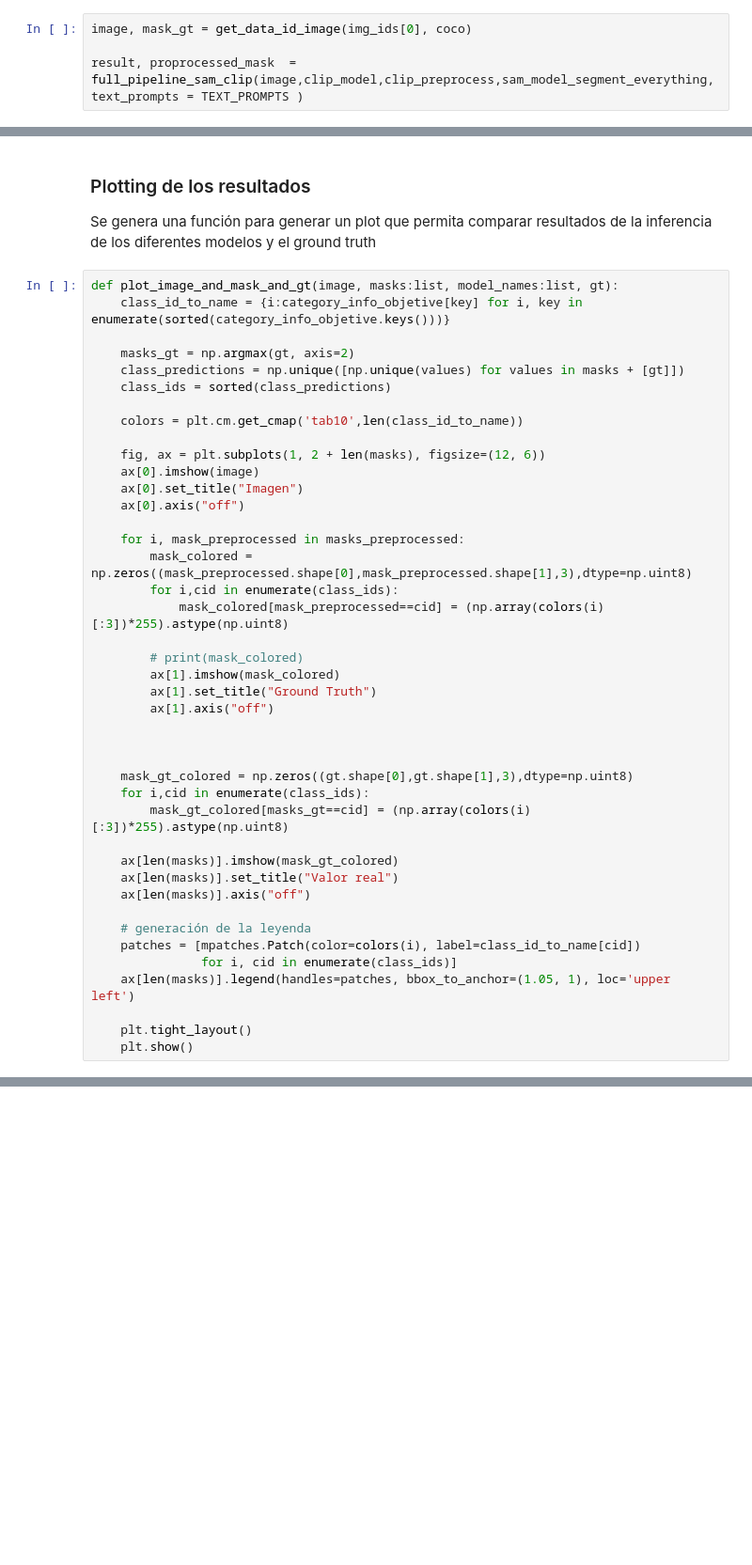
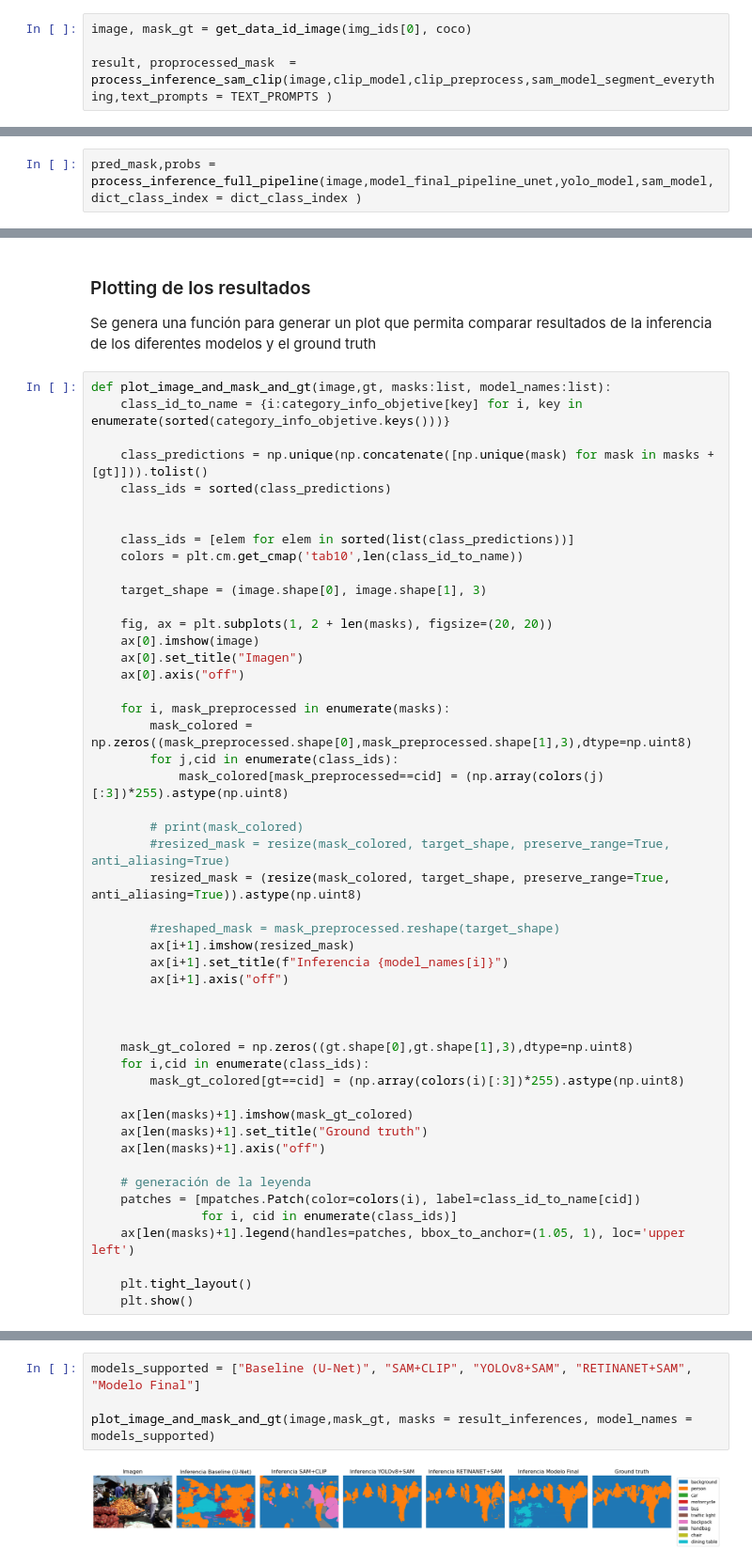
Before and after one commit to rucasca/TFM, a Jupyter notebook: src/results_evaluation.ipynb, the cells around one changed output, grey strips where cells are left out. Shown at 94% size. Drawn from its saved outputs; the diff is of its cells as text; blank space fills up the shorter version.

```diff
--- a/src/results_evaluation.ipynb
+++ b/src/results_evaluation.ipynb
@@ -493,7 +528,7 @@ def full_pipeline_sam_clip(image,clip_model,clip_preprocess,sam_model_segment_ev
 # %%
 image, mask_gt = get_data_id_image(img_ids[0], coco)
 
-result, proprocessed_mask  = full_pipeline_sam_clip(image,clip_model,clip_preprocess,sam_model_segment_everything,text_prompts = TEXT_PROMPTS )
+result, proprocessed_mask  = process_inference_sam_clip(image,clip_model,clip_preprocess,sam_model_segment_everything,text_prompts = TEXT_PROMPTS )
 # %%
 plt.imshow(result)
 # %% [output]
@@ -503,0 +592,2 @@ FINAL
+# %%
+pred_mask,probs = process_inference_full_pipeline(image,model_final_pipeline_unet,yolo_model,sam_model, dict_class_index = dict_class_index )
@@ -507,44 +778,51 @@ ENDPOINT PIPELINE
 ### Plotting de los resultados
 Se genera una función para generar un plot que permita comparar resultados de la inferencia de los diferentes modelos y el ground truth
 # %%
-def plot_image_and_mask_and_gt(image, masks:list, model_names:list, gt):
+def plot_image_and_mask_and_gt(image,gt, masks:list, model_names:list):
     class_id_to_name = {i:category_info_objetive[key] for i, key in enumerate(sorted(category_info_objetive.keys()))}
 
-    masks_gt = np.argmax(gt, axis=2)
-    class_predictions = np.unique([np.unique(values) for values in masks + [gt]])
+    class_predictions = np.unique(np.concatenate([np.unique(mask) for mask in masks + [gt]])).tolist()
     class_ids = sorted(class_predictions)
 
+
+    class_ids = [elem for elem in sorted(list(class_predictions))]
     colors = plt.cm.get_cmap('tab10',len(class_id_to_name))
 
-    fig, ax = plt.subplots(1, 2 + len(masks), figsize=(12, 6))
+    target_shape = (image.shape[0], image.shape[1], 3)
+
+    fig, ax = plt.subplots(1, 2 + len(masks), figsize=(20, 20))
     ax[0].imshow(image)
     ax[0].set_title("Imagen")
     ax[0].axis("off")
 
-    for i, mask_preprocessed in masks_preprocessed:
+    for i, mask_preprocessed in enumerate(masks):
         mask_colored = np.zeros((mask_preprocessed.shape[0],mask_preprocessed.shape[1],3),dtype=np.uint8)
-        for i,cid in enumerate(class_ids):
-            mask_colored[mask_preprocessed==cid] = (np.array(colors(i)[:3])*255).astype(np.uint8)
+        for j,cid in enumerate(class_ids):
+            mask_colored[mask_preprocessed==cid] = (np.array(colors(j)[:3])*255).astype(np.uint8)
 
         # print(mask_colored)
-        ax[1].imshow(mask_colored)
-        ax[1].set_title("Ground Truth")
-        ax[1].axis("off")
+        #resized_mask = resize(mask_colored, target_shape, preserve_range=True, anti_aliasing=True)
+        resized_mask = (resize(mask_colored, target_shape, preserve_range=True, anti_aliasing=True)).astype(np.uint8)
+
+        #reshaped_mask = mask_preprocessed.reshape(target_shape)
+        ax[i+1].imshow(resized_mask)
+        ax[i+1].set_title(f"Inferencia {model_names[i]}")
+        ax[i+1].axis("off")
 
 
 
     mask_gt_colored = np.zeros((gt.shape[0],gt.shape[1],3),dtype=np.uint8)
     for i,cid in enumerate(class_ids):
-        mask_gt_colored[masks_gt==cid] = (np.array(colors(i)[:3])*255).astype(np.uint8)
+        mask_gt_colored[gt==cid] = (np.array(colors(i)[:3])*255).astype(np.uint8)
 
-    ax[len(masks)].imshow(mask_gt_colored)
-    ax[len(masks)].set_title("Valor real")
-    ax[len(masks)].axis("off")
+    ax[len(masks)+1].imshow(mask_gt_colored)
+    ax[len(masks)+1].set_title("Ground truth")
+    ax[len(masks)+1].axis("off")
 
     # generación de la leyenda
     patches = [mpatches.Patch(color=colors(i), label=class_id_to_name[cid])
                for i, cid in enumerate(class_ids)]
-    ax[len(masks)].legend(handles=patches, bbox_to_anchor=(1.05, 1), loc='upper left')
+    ax[len(masks)+1].legend(handles=patches, bbox_to_anchor=(1.05, 1), loc='upper left')
 
     plt.tight_layout()
     plt.show()
@@ -555,0 +829,6 @@ Para ello, hacemos uso de cada una de las pipelines definidas para cada modelo.
+# %%
+models_supported = ["Baseline (U-Net)", "SAM+CLIP", "YOLOv8+SAM", "RETINANET+SAM", "Modelo Final"]
+
+plot_image_and_mask_and_gt(image,mask_gt, masks = result_inferences, model_names = models_supported)
+# %% [output]
+[figure, added]
```
Also changed, not shown: parts of 37 cells of this notebook, 7 other files.
